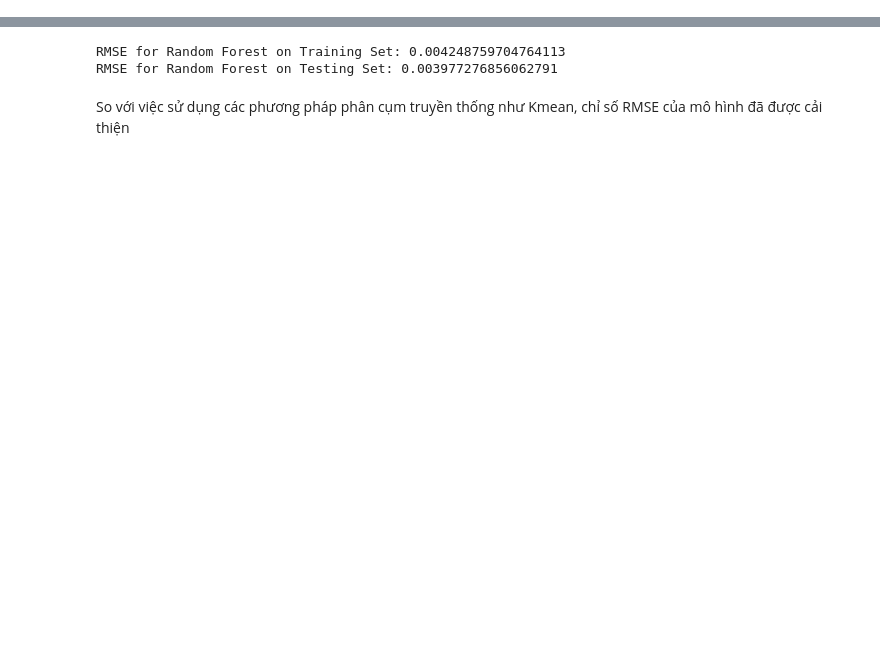
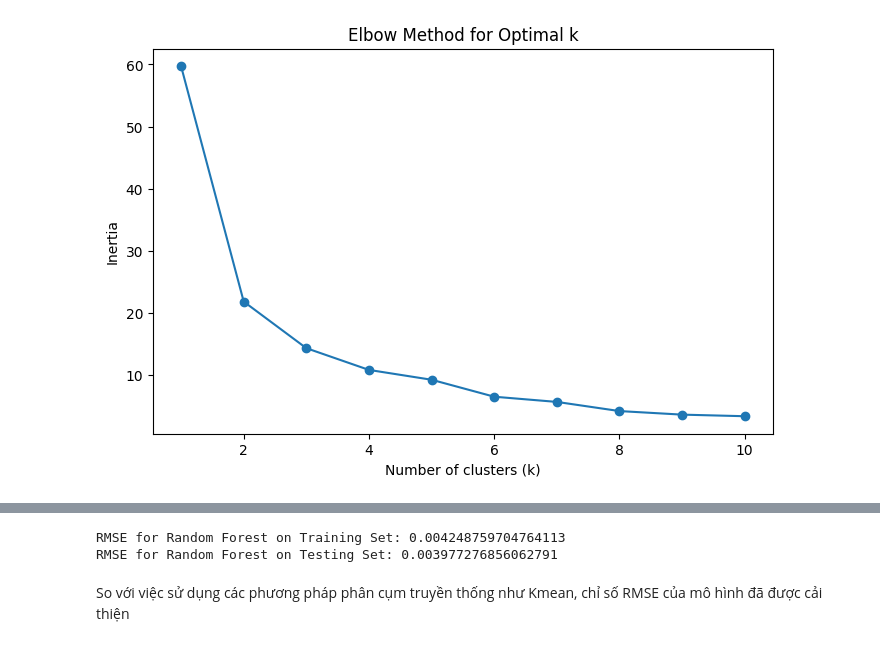
Before and after one commit to quocdungAI/Retail-Revenue-Forecasting, a Jupyter notebook: DAPfinal code.ipynb, the cells around one changed output, grey strips where cells are left out. Saved outputs shown, nothing was run; the diff lists cells and outputs as text; code cells hidden in the pictures; blank space fills up the shorter version.

```diff
--- a/DAPfinal code.ipynb
+++ b/DAPfinal code.ipynb
@@ -104,0 +126,36 @@ RMSE for Random Forest with KMeans: 0.04738743341596637
+# %%
+import pandas as pd
+import numpy as np
+from sklearn.preprocessing import MinMaxScaler
+from sklearn.cluster import KMeans
+import matplotlib.pyplot as plt
+
+# Load and preprocess data
+data = pd.read_csv(r"C:\Users\Dat Nguyen\Downloads\file_transposed_updated1 (2).csv")
+revenue_columns = ['Tổng', 'Thương nghiệp', 'Khách sạn nhà hàng', 'Du lịch', 'Dịch vụ']
+
+# Scale data
+scaler = MinMaxScaler()
+data[revenue_columns] = scaler.fit_transform(data[revenue_columns])
+
+# Prepare data for clustering
+X = data[revenue_columns].values  # Chọn các cột cần thiết cho phân cụm
+
+# Determine the optimal number of clusters using the Elbow Method
+inertia = []
+k_range = range(1, 11)  # Kiểm tra k từ 1 đến 10
+
+for k in k_range:
+    kmeans = KMeans(n_clusters=k, random_state=0)
+    kmeans.fit(X)
+    inertia.append(kmeans.inertia_)
+
+# Plot the Elbow Method graph
+plt.figure(figsize=(8, 5))
+plt.plot(k_range, inertia, marker='o')
+plt.title('Elbow Method for Optimal k')
+plt.xlabel('Number of clusters (k)')
+plt.ylabel('Inertia')
+plt.show()
+# %% [output]
+[figure, added]
```
Also changed, not shown: parts of 11 cells of this notebook.
